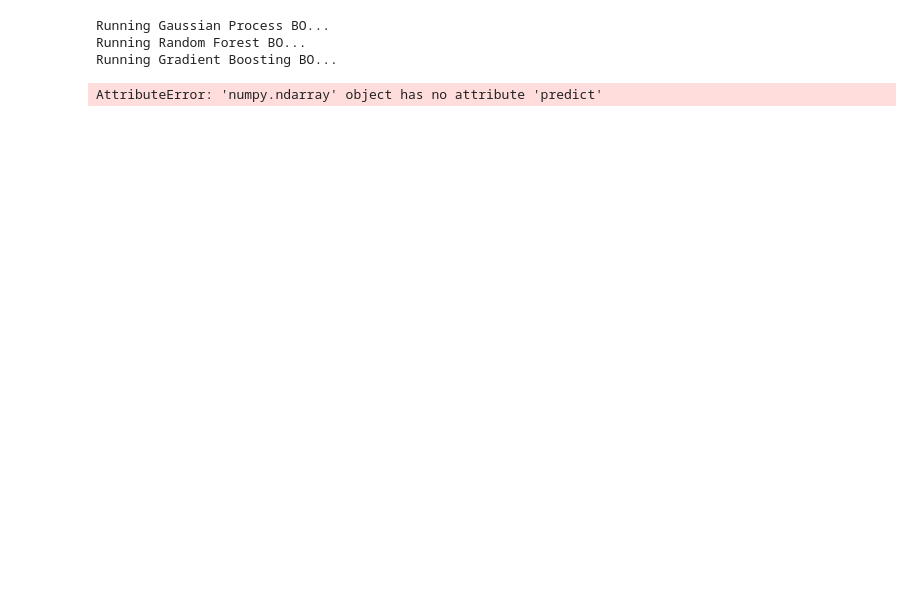
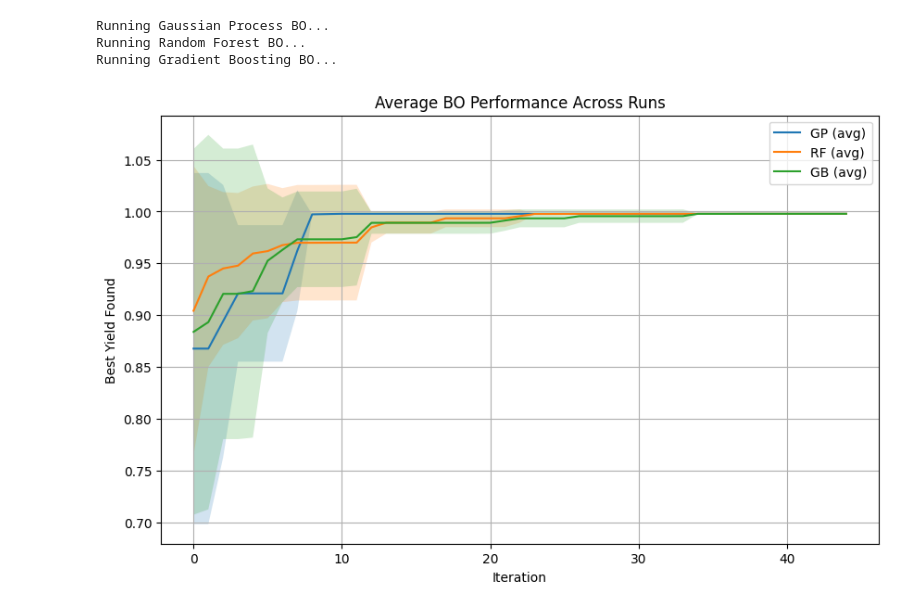
Before and after one commit to uwsunlab/BO-RFB, a Jupyter notebook: PoolBased/ComparisonTesting/surrogate_comparison.ipynb, the cells around one changed output. Cells and saved outputs as stored; diff of their text form; code cells hidden in the pictures; blank space fills up the shorter version.

```diff
--- a/PoolBased/ComparisonTesting/surrogate_comparison.ipynb
+++ b/PoolBased/ComparisonTesting/surrogate_comparison.ipynb
@@ -24,6 +24,14 @@ def expected_improvement(mu, sigma, f_best):
     Z = (mu - f_best) / sigma
     ei = (mu - f_best) * norm.cdf(Z) + sigma * norm.pdf(Z)
     return ei
+
+def upper_confidence_bound(mu, sigma, kappa=2.0):
+    return mu + kappa * sigma
+
+def probability_of_improvement(mu, sigma, f_best):
+    sigma = sigma + 1e-9
+    Z = (mu - f_best) / sigma
+    return norm.cdf(Z)
 
 # ----------------------------
 # Run a single BO loop
@@ -56,11 +64,15 @@ def run_bo_loop(X_pool, y_pool, model, n_iterations=20, init_size=5, acq_func='e
         else:
             raise ValueError("Unsupported model type")
 
-
+        # Apply selected acquisition function
         if acq_func == 'ei':
             acq_values = expected_improvement(mu, sigma, y_train.max())
+        elif acq_func == 'ucb':
+            acq_values = upper_confidence_bound(mu, sigma, kappa=2.0)
+        elif acq_func == 'pi':
+            acq_values = probability_of_improvement(mu, sigma, y_train.max())
         else:
-            raise NotImplementedError("Only EI supported for now")
+            raise ValueError(f"Unsupported acquisition function: {acq_func}")
 
         next_idx = np.argmax(acq_values)
 
@@ -73,15 +85,16 @@ def run_bo_loop(X_pool, y_pool, model, n_iterations=20, init_size=5, acq_func='e
 
     return best_so_far
 
+
 # ----------------------------
 # Run multiple BO runs (averaging)
 # ----------------------------
-def run_multiple_bo(X_pool, y_pool, model, n_runs=10, n_iterations=20):
+def run_multiple_bo(X_pool, y_pool, model, n_runs=10, n_iterations=20, acq_func='ei'):
     all_runs = []
     for seed in range(n_runs):
-        best_so_far = run_bo_loop(X_pool, y_pool, model, n_iterations=n_iterations, seed=seed)
+        best_so_far = run_bo_loop(X_pool, y_pool, model, n_iterations=n_iterations, acq_func=acq_func, seed=seed)
         all_runs.append(best_so_far)
-    return np.array(all_runs)  # shape: (n_runs, n_iterations)
+    return np.array(all_runs)
 
 # ----------------------------
 # Plot results
@@ -105,32 +118,32 @@ def plot_results_besty(results_dict, n_iterations):
 # %%
 # ----------------------------
 # Main pipeline
 # ----------------------------
 def main():
     X_pool, y_pool = load_data('../all_data.csv')
     n_runs = 10
     n_iterations = 45
 
     # Define models
     gp = GaussianProcessRegressor(kernel=C(1.0) * RBF(), alpha=1e-6, normalize_y=True)
     rf = RandomForestRegressor(n_estimators=100)
     gb = GradientBoostingRegressor(n_estimators=100)
 
     results = {}
     print("Running Gaussian Process BO...")
     results['GP'] = run_multiple_bo(X_pool, y_pool, gp, n_runs, n_iterations)
     print("Running Random Forest BO...")
     results['RF'] = run_multiple_bo(X_pool, y_pool, rf, n_runs, n_iterations)
     print("Running Gradient Boosting BO...")
     results['GB'] = run_multiple_bo(X_pool, y_pool, gb, n_runs, n_iterations)
 
-    plot_results(results, n_iterations)
+    plot_results_besty(results, n_iterations)
 
 if __name__ == "__main__":
     main()
 # %% [output]
 Running Gaussian Process BO...
 Running Random Forest BO...
 Running Gradient Boosting BO...
-AttributeError: 'numpy.ndarray' object has no attribute 'predict'
+[figure, added]
 # %%
```
Also changed, not shown: parts of 2 cells of this notebook, 1 other file.
